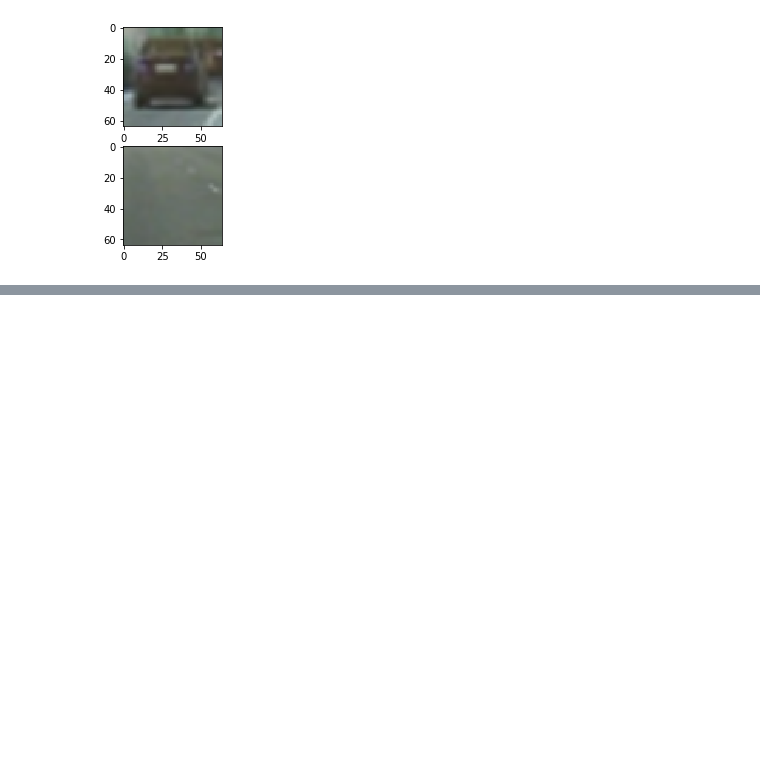
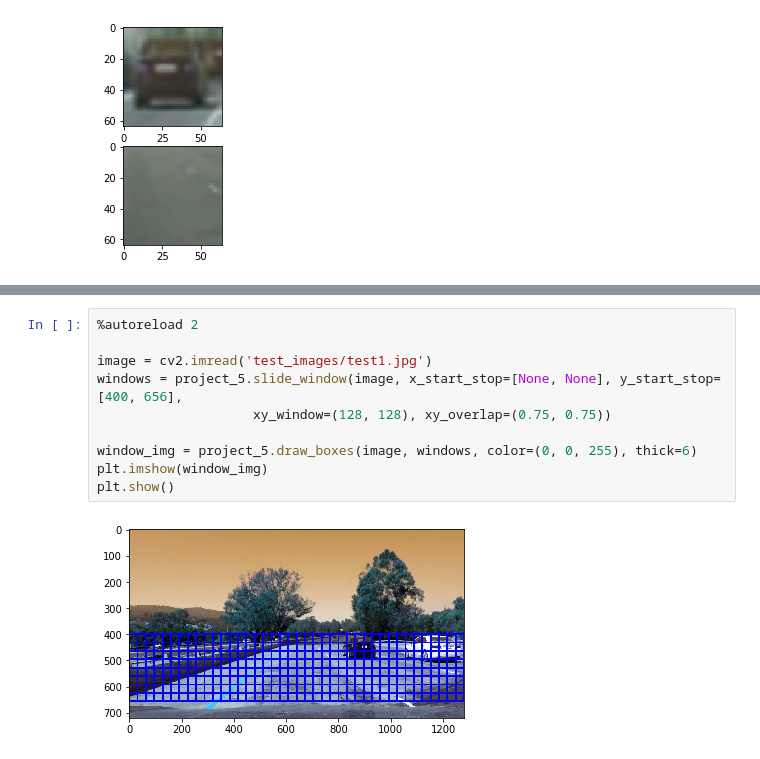
Before and after one commit to jmccormack200/CarND-Vehicle-Detection, a Jupyter notebook: Project 5.ipynb, the cells around one changed output, grey strips where cells are left out. Drawn from its saved outputs; the diff is of its cells as text; blank space fills up the shorter version.

```diff
--- a/Project 5.ipynb
+++ b/Project 5.ipynb
@@ -84,0 +169,12 @@ Number of Non Cars:
+# %%
+%autoreload 2
+
+image = cv2.imread('test_images/test1.jpg')
+windows = project_5.slide_window(image, x_start_stop=[None, None], y_start_stop=[400, 656],
+                    xy_window=(128, 128), xy_overlap=(0.75, 0.75))
+
+window_img = project_5.draw_boxes(image, windows, color=(0, 0, 255), thick=6)
+plt.imshow(window_img)
+plt.show()
+# %% [output]
+[figure, added]
```
Also changed, not shown: parts of 23 cells of this notebook, 2 other files.
